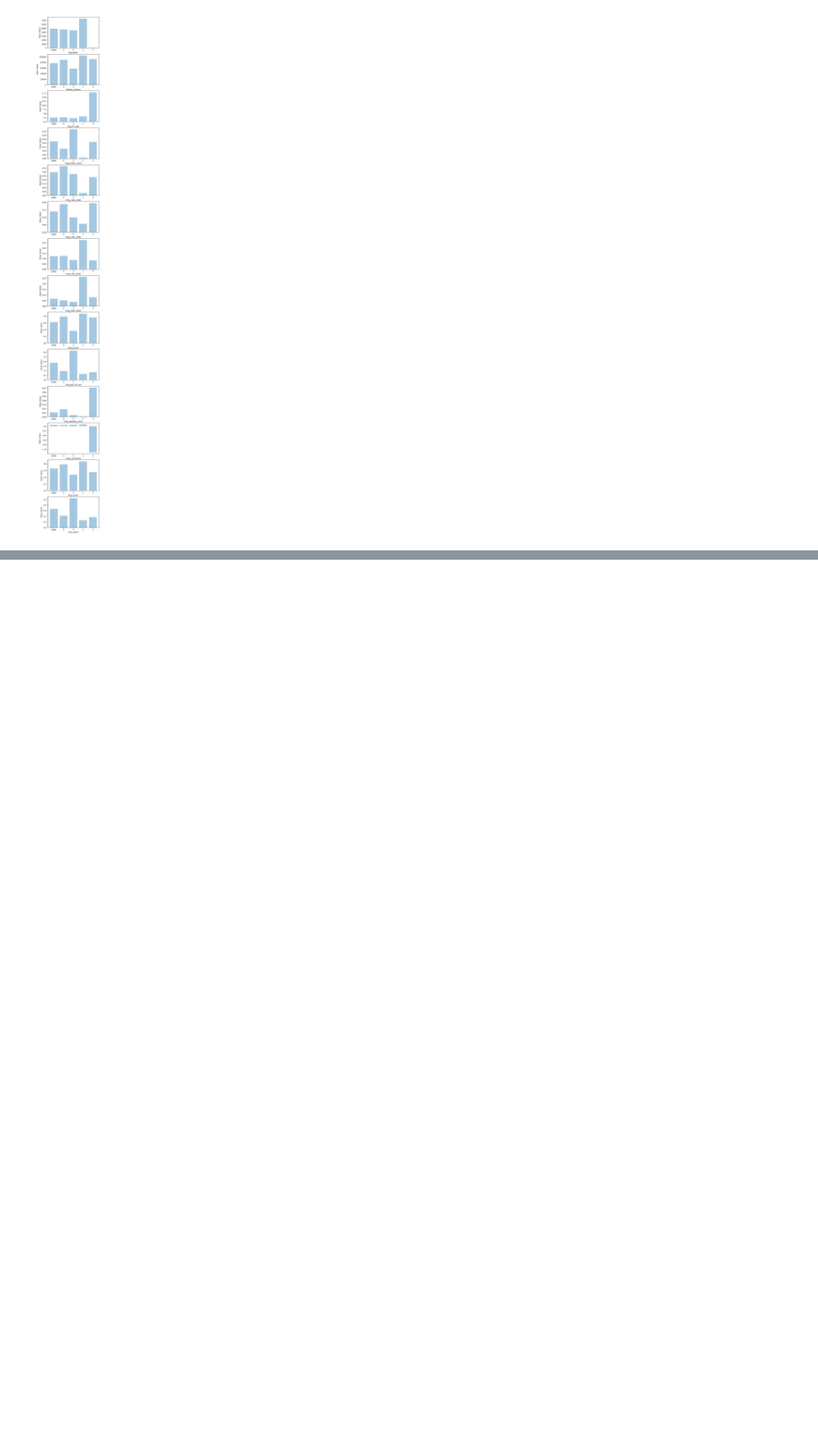
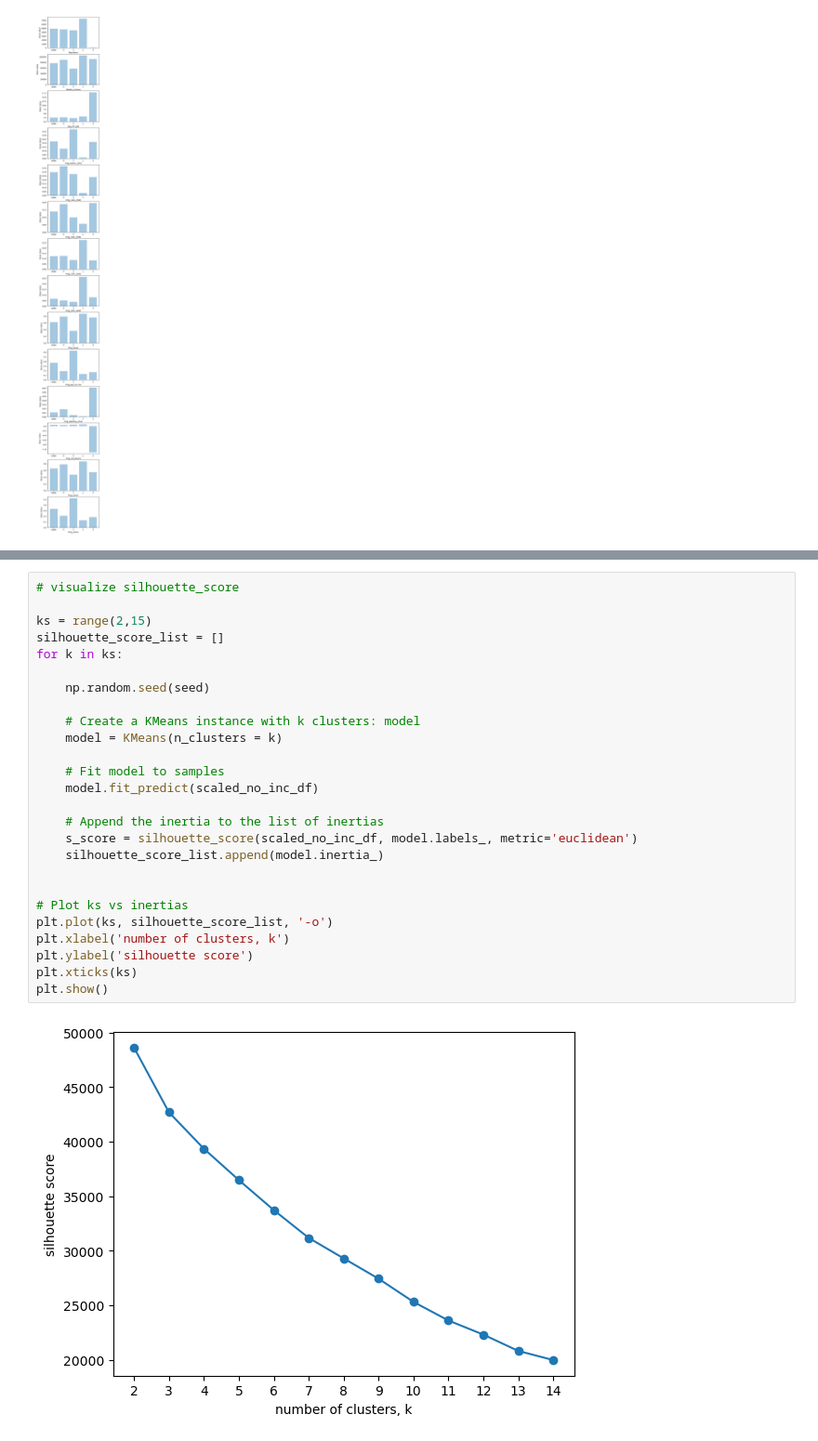
Before and after one commit to MiracleSkyHawk/RSM8413_FGA, a Jupyter notebook: RSM8413_FGA.ipynb, the cells around one changed output, grey strips where cells are left out. Shown at 93% size. Cells and saved outputs as stored; diff of their text form; blank space fills up the shorter version.

```diff
--- a/RSM8413_FGA.ipynb
+++ b/RSM8413_FGA.ipynb
@@ -613,0 +668,28 @@ fig.show()
+# %%
+# visualize silhouette_score
+
+ks = range(2,15)
+silhouette_score_list = []
+for k in ks:
+
+    np.random.seed(seed)
+
+    # Create a KMeans instance with k clusters: model
+    model = KMeans(n_clusters = k)
+
+    # Fit model to samples
+    model.fit_predict(scaled_no_inc_df)
+
+    # Append the inertia to the list of inertias
+    s_score = silhouette_score(scaled_no_inc_df, model.labels_, metric='euclidean')
+    silhouette_score_list.append(model.inertia_)
+
+
+# Plot ks vs inertias
+plt.plot(ks, silhouette_score_list, '-o')
+plt.xlabel('number of clusters, k')
+plt.ylabel('silhouette score')
+plt.xticks(ks)
+plt.show()
+# %% [output]
+[figure, added]
```
Also changed, not shown: parts of 49 cells of this notebook, 1 other file.
